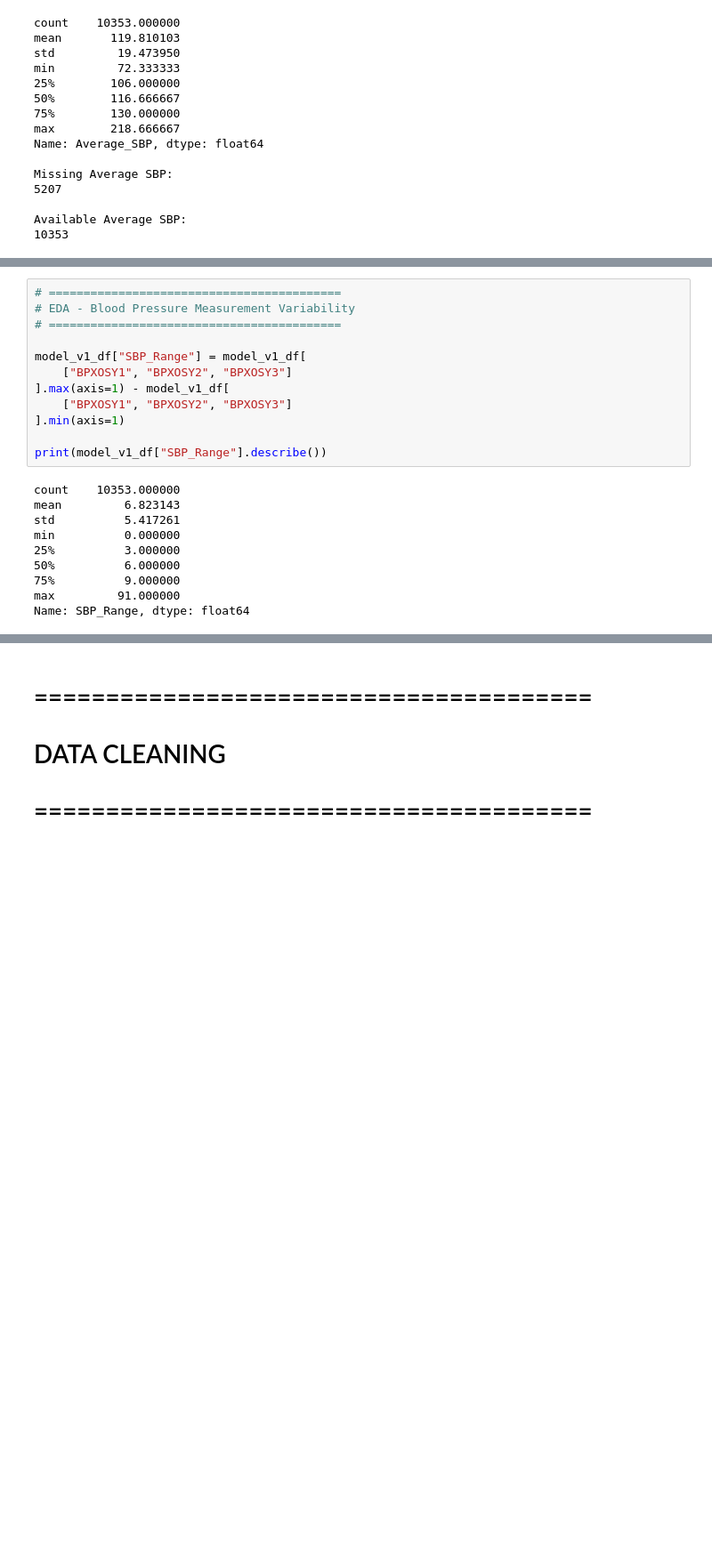
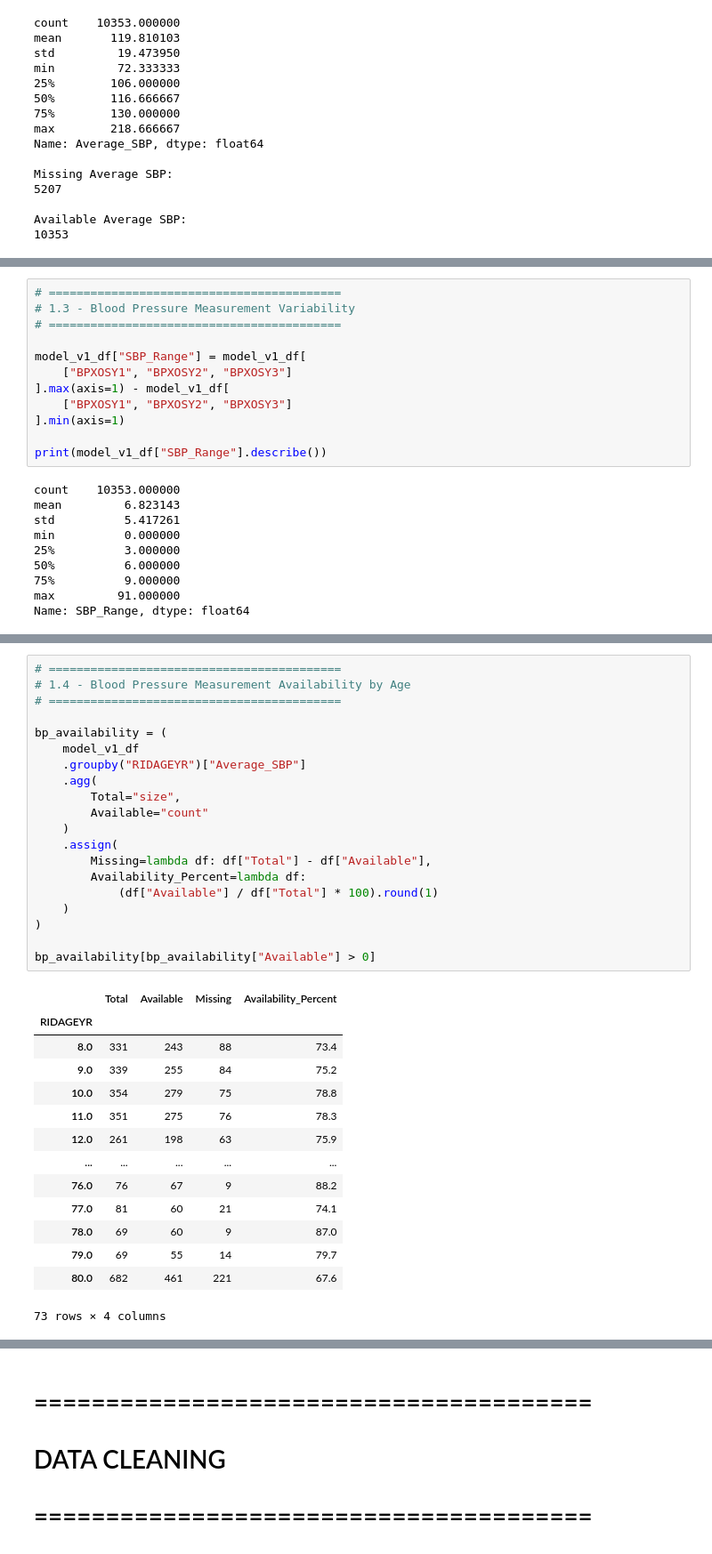
Before and after one commit to kmnguyen37/Intelligent-Blood-Presure-Risk-Assessment, a Jupyter notebook: notebook/01-project-notebook.ipynb, the cells around one changed output, grey strips where cells are left out. Shown at 89% size. Cells and saved outputs as stored; diff of their text form; blank space fills up the shorter version.

```diff
--- a/notebook/01-project-notebook.ipynb
+++ b/notebook/01-project-notebook.ipynb
@@ -449,7 +449,7 @@ Highest Average SBP
 | 12401 | 121664.0 | 40.0 | 1.0 | 28.5 | 205.0 | 219.0 | 204.0 | 141.0 | 136.0 | 128.0 | 2.0 | ... |
 # %%
 # ==========================================
-# EDA - Blood Pressure Measurement Variability
+# 1.3 - Blood Pressure Measurement Variability
 # ==========================================
 
 model_v1_df["SBP_Range"] = model_v1_df[
@@ -490,3 +490,38 @@ display(
 # %% [output]
 |  | SEQN | RIDAGEYR | RIAGENDR | BMXBMI | BPXOSY1 | BPXOSY2 | BPXOSY3 | SBP_Range | Average_SBP | BPQ050A | ... |
 | 1975 | 111238.0 | 38.0 | 1.0 | 27.6 | 104.0 | 107.0 | 195.0 | 91.0 | 135.333333 | NaN | ... |
+# %%
+# ==========================================
+# 1.4 - Blood Pressure Measurement Availability by Age
+# ==========================================
+
+bp_availability = (
+    model_v1_df
+    .groupby("RIDAGEYR")["Average_SBP"]
+    .agg(
+        Total="size",
+        Available="count"
+    )
+    .assign(
+        Missing=lambda df: df["Total"] - df["Available"],
+        Availability_Percent=lambda df:
+            (df["Available"] / df["Total"] * 100).round(1)
+    )
+)
+
+bp_availability[bp_availability["Available"] > 0]
+# %% [output]
+|  | Total | Available | Missing | Availability_Percent |
+| RIDAGEYR |  |  |  |  |
+| 8.0 | 331 | 243 | 88 | 73.4 |
+| 9.0 | 339 | 255 | 84 | 75.2 |
+| 10.0 | 354 | 279 | 75 | 78.8 |
+| 11.0 | 351 | 275 | 76 | 78.3 |
+| 12.0 | 261 | 198 | 63 | 75.9 |
+| ... | ... | ... | ... | ... |
+| 76.0 | 76 | 67 | 9 | 88.2 |
+| 77.0 | 81 | 60 | 21 | 74.1 |
+| 78.0 | 69 | 60 | 9 | 87.0 |
+| 79.0 | 69 | 55 | 14 | 79.7 |
+| 80.0 | 682 | 461 | 221 | 67.6 |
+73 rows × 4 columns
```
Also changed, not shown: parts of 4 cells of this notebook, 6 other files.
